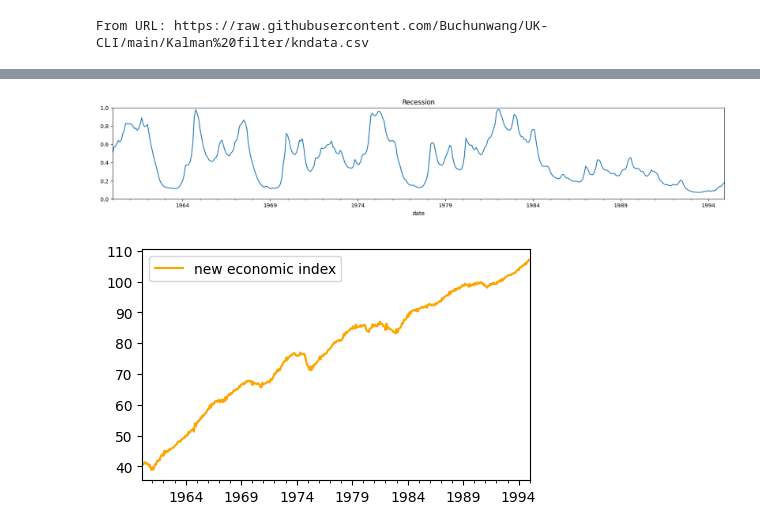
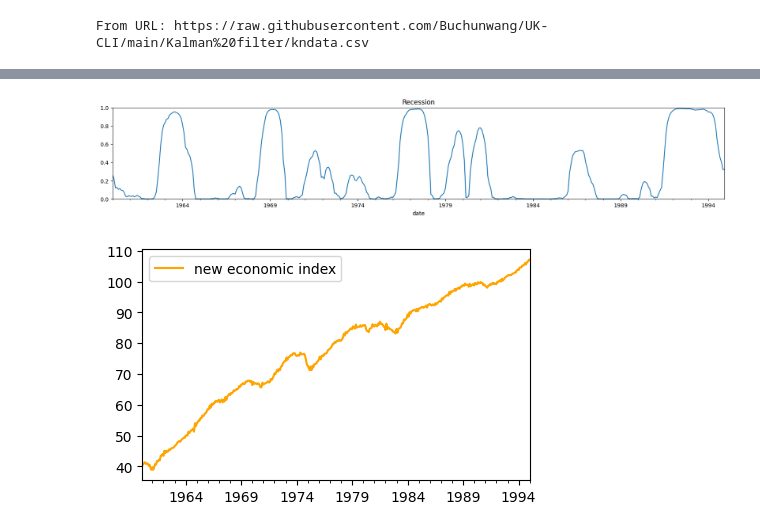
Before and after one commit to Buchunwang/UK-CLI, a Jupyter notebook: Replication_of_K&N(1998).ipynb, the cells around one changed output, grey strips where cells are left out. Saved outputs shown, nothing was run; the diff lists cells and outputs as text; code cells hidden in the pictures.

```diff
--- a/Replication_of_K&N(1998).ipynb
+++ b/Replication_of_K&N(1998).ipynb
@@ -750,29 +750,6 @@ for i in range(iter):
         P = np.dot((np.eye(12) - np.dot(K, H)), P)  # Kalman equation 5
 ##############from above, we get steady-state Kalman Gain: K
     newdelta=(np.linalg.inv(np.eye(12)-(np.eye(12) - K @ H)@A) @ K  @ delta_y_mean)[0,0]
-    barm = np.concatenate(([newdelta], np.zeros(10)), axis=0)
-#########################################################################
-
-# Run the kalman filter again to genereate CCI (composite leading index) of each iteration
-    phimu_st=phimu_st+newdelta
-    Mu_st=np.zeros((12,N))
-    Mu_st[0,:]=phimu_st
-    for j in range (3):
-        x[:,j] = np.vstack(((mu0+mu1*((1-p)/(2-p-q))+newdelta)*np.ones((4,1)), np.zeros((8,1)))).flatten()
-    beta=np.array([[lamda1],[lamda2],[lamda3],[lamda4]])*newdelta
-#start kalman filter
-    k = 0
-    for t in range(2,N-1):
-        k += 1
-        x[:, k] = np.dot(A, x[:, k-1])+Mu_st[:,k]    # Kalman equation 1
-        P = np.dot(A, np.dot(P, A.T)) +Qdelta #np.dot(B,np.dot(Q,B.T))  # Kalman equation 2
-        Hh=np.dot(H, np.dot(P, H.T)) + R
-        K = np.dot(P, np.dot(H.T, np.linalg.inv(Hh)))  # Kalman equation 3
-        z[:, k] = [true4D[0, k], true4D[1, k], true4D[2, k], true4D[3, k]]
-        x[:, k] = x[:, k] + np.dot(K, (z[:, k] - np.dot(H, x[:, k])-beta.flatten()))  # Kalman equation 4
-        P = np.dot((np.eye(12) - np.dot(K, H)), P)  # Kalman equation 5
-    ctt[2:N]=x[0,2:N]+x[11,1:N-1]+newdelta
-#########################################################################
 
 
 
@@ -1021,20 +998,34 @@ var of delta: 0.0032459173733194974
 # %%
 ################################################################
 ####### plot of recession probability
 import pandas as pd
 import numpy as np
 import matplotlib.pyplot as plt
+# Use output from Kalman filter to generate regime probability then generate St
+data= new_delta_ct.flatten()
+# Create date range
+date_range = pd.date_range(start='1960-01', end='1995-01', freq='M')
+# Create DataFrame with date range and data
+df = pd.DataFrame({'date': date_range, 'delta_ct': data})
+df.set_index('date', inplace=True)
+
+# Fit the model
+mod = sm.tsa.MarkovRegression(
+        df['delta_ct'], k_regimes=2, trend="n", switching_variance=True
+)
+res = mod.fit()
+
 # Create a new DataFrame to store the ratios
 date_range_ratios = pd.date_range(start='1960-01', end='1995-01', freq='M')
-df_ratios = pd.DataFrame({'date': date_range_ratios, 'ratio': regime.ravel()})
+df_ratios = pd.DataFrame({'date': date_range_ratios, 'ratio': res.smoothed_marginal_probabilities[0].ravel()})
 df_ratios.set_index('date', inplace=True)
 
 # Plot the ratio series
 df_ratios['ratio'].plot(title="Recession", figsize=(20, 3))
 plt.ylim(0, 1)
 plt.show()
 # %% [output]
-[figure, old version]
+[figure, new version]
 # %%
 import numpy as np
 from numpy.random import normal
```
